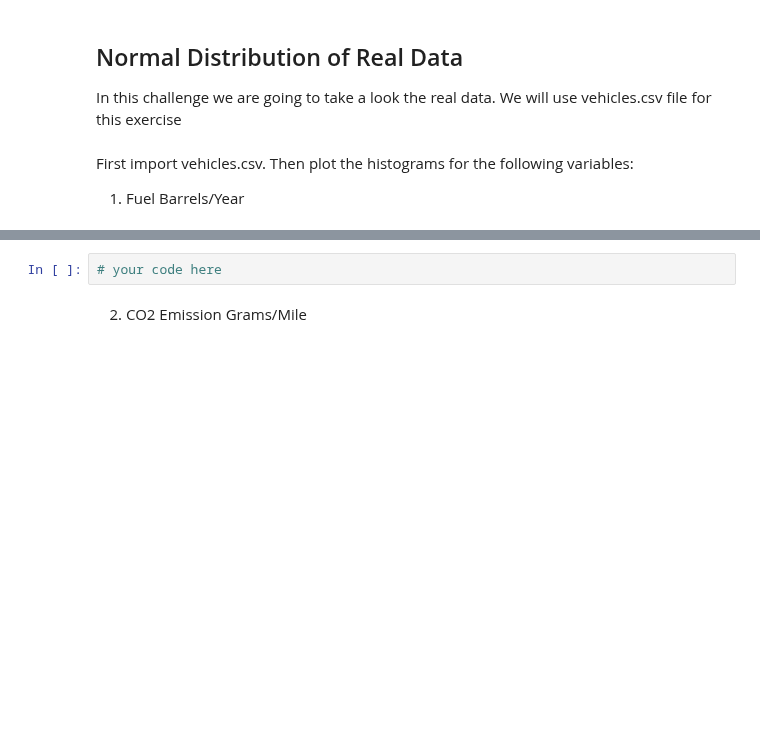
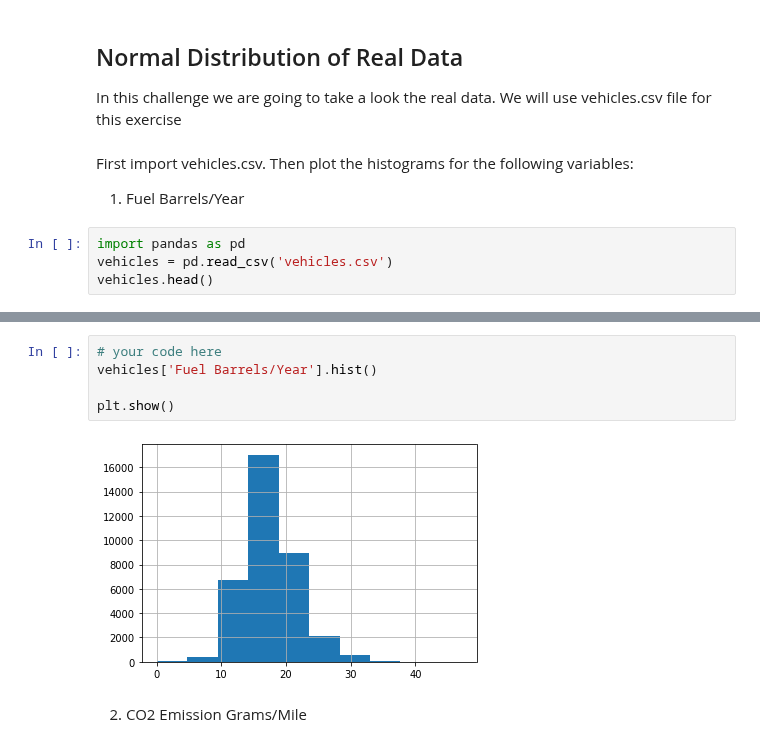
Before and after one commit to ta-data-lis/lab-probability-distributions, a Jupyter notebook: your-code/continuous.ipynb, the cells around one changed output, grey strips where cells are left out. Saved outputs shown, nothing was run; the diff lists cells and outputs as text; blank space fills up the shorter version.

```diff
--- a/your-code/continuous.ipynb
+++ b/your-code/continuous.ipynb
@@ -74,3 +112,7 @@ First import vehicles.csv.
 Then plot the histograms for the following variables:
 
 1. Fuel Barrels/Year
+# %%
+import pandas as pd
+vehicles = pd.read_csv('vehicles.csv')
+vehicles.head()
@@ -77,5 +126,10 @@ Then plot the histograms for the following variables:
 # %%
 # your code here
+vehicles['Fuel Barrels/Year'].hist()
+
+plt.show()
+# %% [output]
+[figure, added]
 # %% [markdown]
 2. CO2 Emission Grams/Mile
 # %%
```
Also changed, not shown: parts of 24 cells of this notebook.
